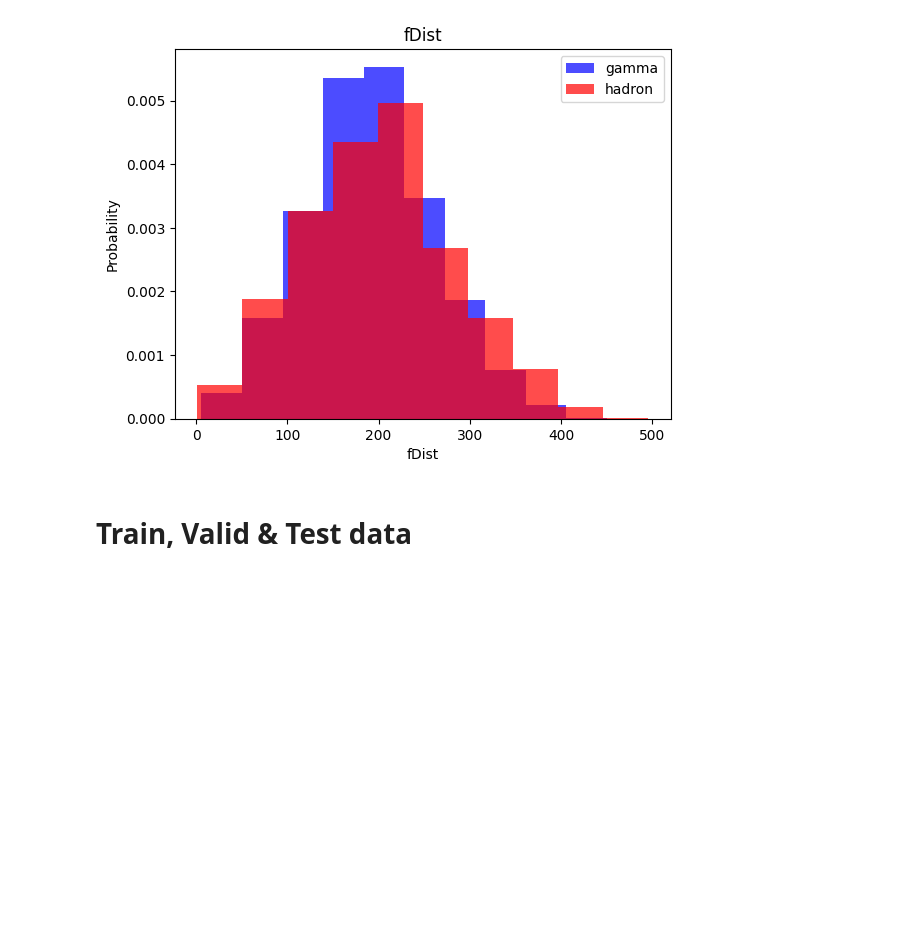
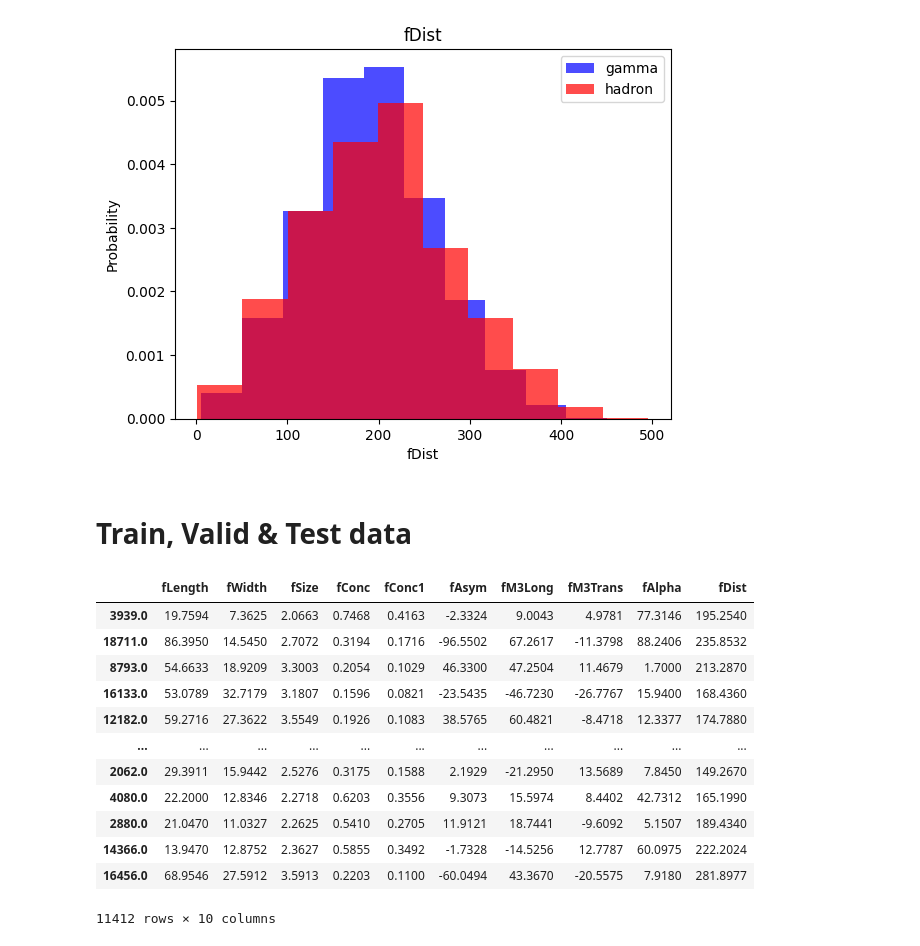
Before and after one commit to KARPPAKAVALLI/fcc-MAGIC, a Jupyter notebook: fcc-Magic.ipynb, the cells around one changed output. Drawn from its saved outputs; the diff is of its cells as text; code cells hidden in the pictures; blank space fills up the shorter version.

```diff
--- a/fcc-Magic.ipynb
+++ b/fcc-Magic.ipynb
@@ -51,3 +51,6 @@ df.head()
 | 1.0 | 31.6036 | 11.7235 | 2.5185 | 0.5303 | 0.3773 | 26.2722 | 23.8238 | -9.9574 | 6.3609 | 205.2610 | 1 |
 | 2.0 | 162.0520 | 136.0310 | 4.0612 | 0.0374 | 0.0187 | 116.7410 | -64.8580 | -45.2160 | 76.9600 | 256.7880 | 1 |
 | 3.0 | 23.8172 | 9.5728 | 2.3385 | 0.6147 | 0.3922 | 27.2107 | -6.4633 | -7.1513 | 10.4490 | 116.7370 | 1 |
+# %%
+for col in cols[:-1]:
+    df[col]=pd.to_numeric(df[col])
@@ -90,6 +108,22 @@ y = df[df.columns[-1]]
 # Splitting the original DataFrame into training, validation, and test sets
 X_train, X_test, y_train, y_test = train_test_split(X, y, test_size=0.2, random_state=1)
 X_train, X_val, y_train, y_val = train_test_split(X_train, y_train, test_size=0.25, random_state=1)
+# %%
+X_train
+# %% [output]
+|  | fLength | fWidth | fSize | fConc | fConc1 | fAsym | fM3Long | fM3Trans | fAlpha | fDist |
+| 3939.0 | 19.7594 | 7.3625 | 2.0663 | 0.7468 | 0.4163 | -2.3324 | 9.0043 | 4.9781 | 77.3146 | 195.2540 |
+| 18711.0 | 86.3950 | 14.5450 | 2.7072 | 0.3194 | 0.1716 | -96.5502 | 67.2617 | -11.3798 | 88.2406 | 235.8532 |
+| 8793.0 | 54.6633 | 18.9209 | 3.3003 | 0.2054 | 0.1029 | 46.3300 | 47.2504 | 11.4679 | 1.7000 | 213.2870 |
+| 16133.0 | 53.0789 | 32.7179 | 3.1807 | 0.1596 | 0.0821 | -23.5435 | -46.7230 | -26.7767 | 15.9400 | 168.4360 |
+| 12182.0 | 59.2716 | 27.3622 | 3.5549 | 0.1926 | 0.1083 | 38.5765 | 60.4821 | -8.4718 | 12.3377 | 174.7880 |
+| ... | ... | ... | ... | ... | ... | ... | ... | ... | ... | ... |
+| 2062.0 | 29.3911 | 15.9442 | 2.5276 | 0.3175 | 0.1588 | 2.1929 | -21.2950 | 13.5689 | 7.8450 | 149.2670 |
+| 4080.0 | 22.2000 | 12.8346 | 2.2718 | 0.6203 | 0.3556 | 9.3073 | 15.5974 | 8.4402 | 42.7312 | 165.1990 |
+| 2880.0 | 21.0470 | 11.0327 | 2.2625 | 0.5410 | 0.2705 | 11.9121 | 18.7441 | -9.6092 | 5.1507 | 189.4340 |
+| 14366.0 | 13.9470 | 12.8752 | 2.3627 | 0.5855 | 0.3492 | -1.7328 | -14.5256 | 12.7787 | 60.0975 | 222.2024 |
+| 16456.0 | 68.9546 | 27.5912 | 3.5913 | 0.2203 | 0.1100 | -60.0494 | 43.3670 | -20.5575 | 7.9180 | 281.8977 |
+11412 rows × 10 columns
 # %%
 def scale_dataset(X, y, oversample=False):
     # Scaling the features
```
Also changed, not shown: parts of 3 cells of this notebook.
